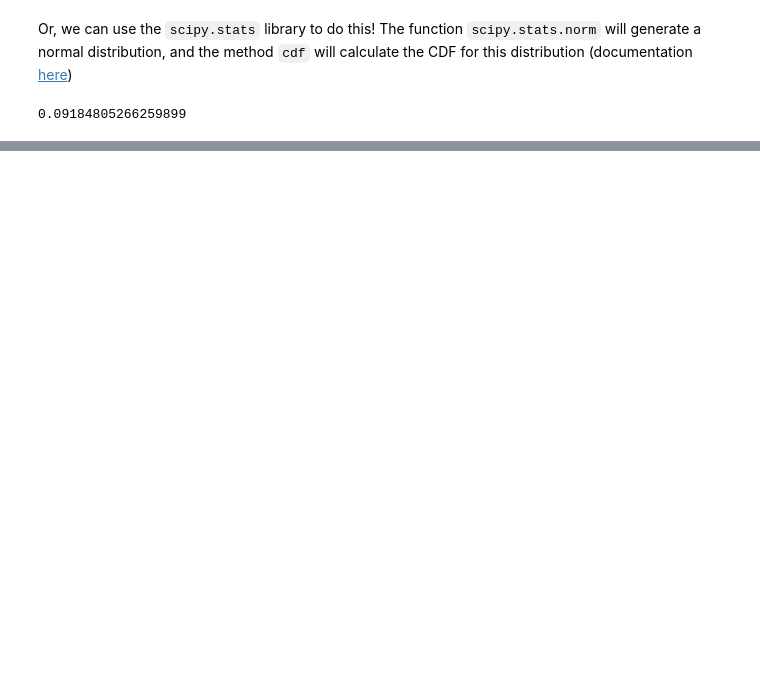
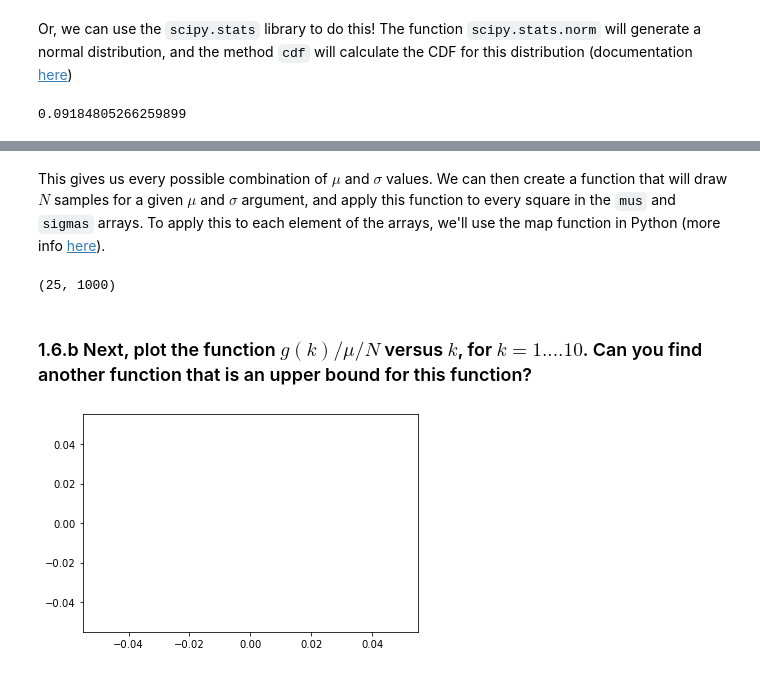
Before and after one commit to aidapiccato/9.014, a Jupyter notebook: labs/lab_2.ipynb, the cells around one changed output, grey strips where cells are left out. Drawn from its saved outputs; the diff is of its cells as text; code cells hidden in the pictures; blank space fills up the shorter version.

```diff
--- a/labs/lab_2.ipynb
+++ b/labs/lab_2.ipynb
@@ -4,6 +4,7 @@ import matplotlib.pyplot as plt
 import scipy.stats
 PLACEHOLDER = 0
 NONZERO_PLACEHOLDER = 1
+LIST_PLACEHOLDER = np.ndarray([0, 0])
 NONE_PLACEHOLDER = None
 # %% [markdown]
 # Problem 1: Gaussian Distribution
@@ -144,0 +164,13 @@ print(upper_prob - lower_prob)
+# %%
+n_samples = 1000
+mu = np.array([2, 3, 4, 5, 6])
+sigma = np.array([0.5, 1.0, 1.5, 2, 2.5])
+
+
+mus, sigmas = np.meshgrid(mu, sigma)
+print(mus)
+print(sigmas)
+
+# NOTE: I'm flattening the arrays to make it easier to work with, but this isn't strictly necessary.
+mus = np.ndarray.flatten(mus)
+sigmas = np.ndarray.flatten(sigmas)
@@ -144,0 +188,34 @@ print(upper_prob - lower_prob)
+# %% [markdown]
+This gives us every possible combination of $\mu$ and $\sigma$ values. We can then create a function that will draw $N$ samples for a given $\mu$ and $\sigma$ argument, and apply this function to every square in the `mus` and `sigmas` arrays. To apply this to each element of the arrays, we'll use the map function in Python (more info [here](https://www.geeksforgeeks.org/python-map-function/)).
+# %%
+def norm_sample(mu, sigma):
+    return np.random.normal(loc=mu,scale=sigma, size=(n_samples, ))
+
+distributions = np.array(list(map(norm_sample, mus, sigmas)))
+print(distributions.shape)
+# %% [output]
+(25, 1000)
+# %% [markdown]
+### 1.6.b Next, plot the function $g(k)/\mu/N$ versus $k$, for $k=1....10$. Can you find another function that is an upper bound for this function?
+# %%
+ks = np.linspace(1, 10, 20)
+fig = plt.figure()
+
+# TODO: Define a lambda function g that will find g(k)/mu for each k. Then use the map function to apply this to each
+# element in ks
+for distribution, mu in zip(distributions, mus):
+    g_func = lambda PLACEHOLDER: PLACEHOLDER
+    g = np.array(list(map(PLACEHOLDER, LIST_PLACEHOLDER)))
+    plt.plot(PLACEHOLDER)
+
+    # ANSWER
+    g_func = lambda k: sum(distribution > k)/mu/n_samples
+    g = np.array(list(map(g_func, ks)))
+
+# TODO: Plot a function that is an upper bound for this function
+# HINT: Try different exponential functions over k e.g. np.exp(0.5*ks)
+plt.plot(PLACEHOLDER)
+
+plt.show()
+# %% [output]
+[figure, added]
```
Also changed, not shown: parts of 42 cells of this notebook, 1 other file.
